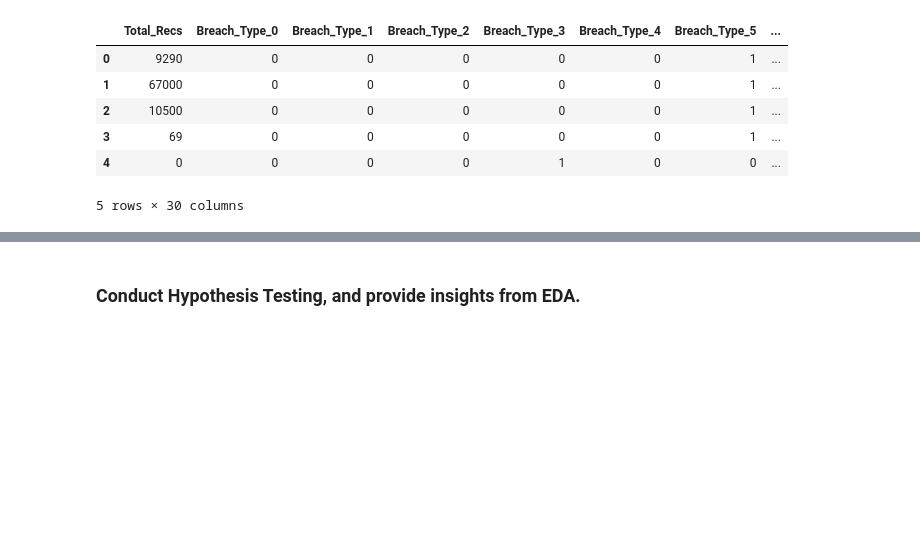
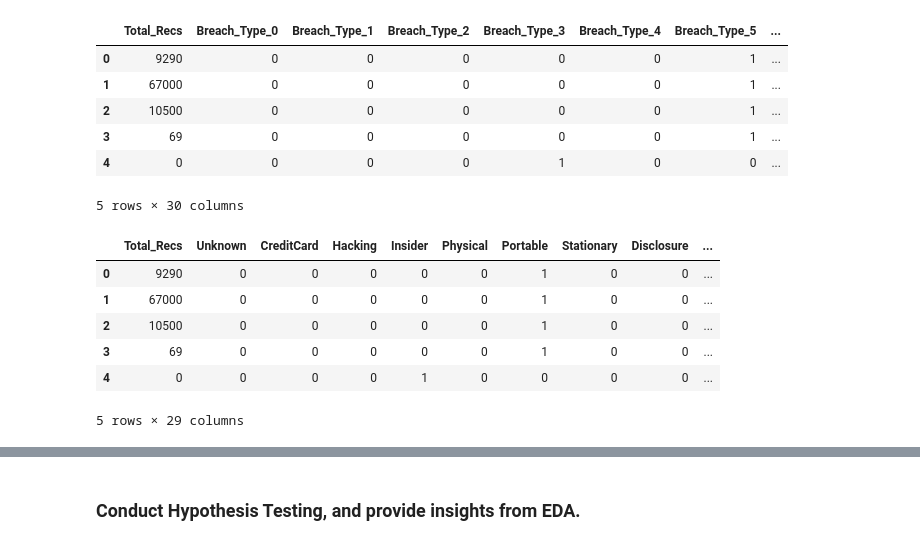
Before and after one commit to dmrod01/Capstone, a Jupyter notebook: Exploratory_Data_Analysis_and_Data_Visualization.ipynb, the cells around one changed output, grey strips where cells are left out. Cells and saved outputs as stored; diff of their text form; code cells hidden in the pictures; blank space fills up the shorter version.

```diff
--- a/Exploratory_Data_Analysis_and_Data_Visualization.ipynb
+++ b/Exploratory_Data_Analysis_and_Data_Visualization.ipynb
@@ -657,3 +660,16 @@ df_corr.head()
 | 3 | 69 | 0 | 0 | 0 | 0 | 0 | 1 | ... |
 | 4 | 0 | 0 | 0 | 0 | 1 | 0 | 0 | ... |
 5 rows × 30 columns
+# %%
+#Drop year 14 2018
+#Drop columns State_Cat for now.
+df_corr = df_corr.drop(['Year_14'], axis=1)
+df_corr.head()
+# %% [output]
+|  | Total_Recs | Unknown | CreditCard | Hacking | Insider | Physical | Portable | Stationary | Disclosure | ... |
+| 0 | 9290 | 0 | 0 | 0 | 0 | 0 | 1 | 0 | 0 | ... |
+| 1 | 67000 | 0 | 0 | 0 | 0 | 0 | 1 | 0 | 0 | ... |
+| 2 | 10500 | 0 | 0 | 0 | 0 | 0 | 1 | 0 | 0 | ... |
+| 3 | 69 | 0 | 0 | 0 | 0 | 0 | 1 | 0 | 0 | ... |
+| 4 | 0 | 0 | 0 | 0 | 1 | 0 | 0 | 0 | 0 | ... |
+5 rows × 29 columns
```
Also changed, not shown: parts of 10 cells of this notebook.
